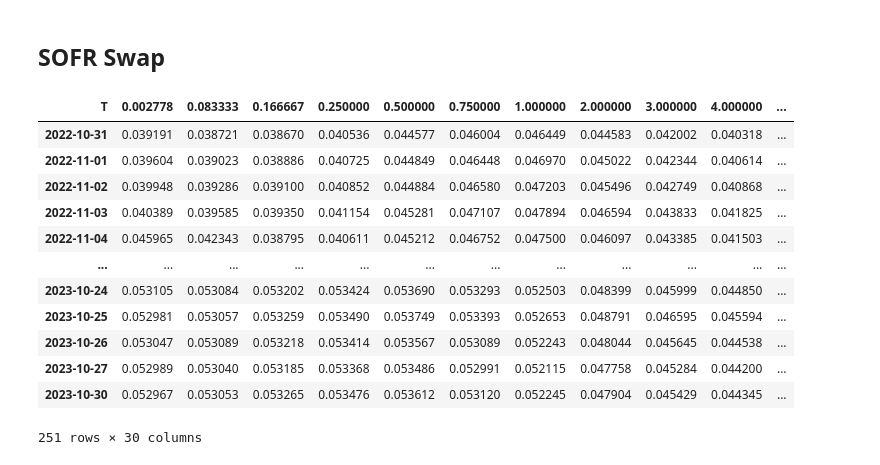
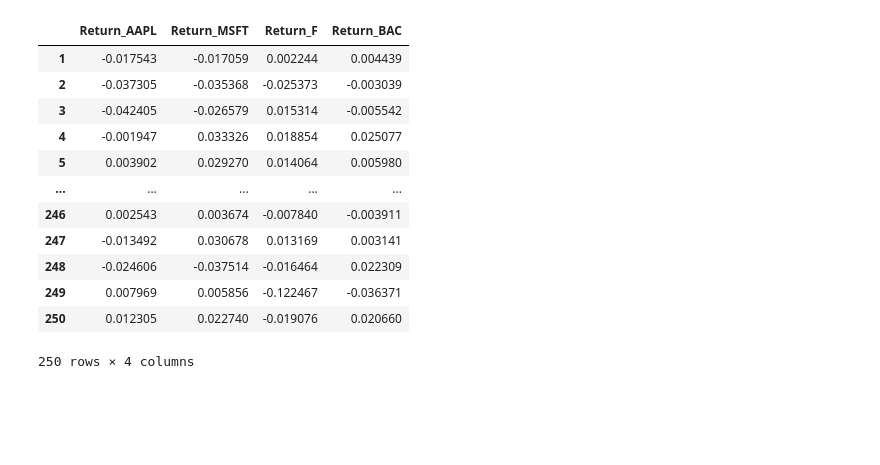
Before and after one commit to njh18/qf634-quant-research-methods, a Jupyter notebook: qf609-risk-analysis/var_historical_v1.ipynb, the cells around one changed output. Saved outputs shown, nothing was run; the diff lists cells and outputs as text; code cells hidden in the pictures; blank space fills up the shorter version.

```diff
--- a/qf609-risk-analysis/var_historical_v1.ipynb
+++ b/qf609-risk-analysis/var_historical_v1.ipynb
@@ -21,24 +7,0 @@ print(stocks_hist_data.head())
-# %% [markdown]
-## SOFR Swap
-# %%
-sofr_curve_data = pd.read_csv('data/sofr_curve.csv')
-sofr_curve_tenors = sofr_curve_data[['T','Tenor']]
-sofr_curve = sofr_curve_data.drop(['T','Tenor','Unnamed: 253'], axis=1).T
-sofr_curve.columns = sofr_curve_tenors['T']
-sofr_curve.index = pd.to_datetime(sofr_curve.index).date
-sofr_curve = sofr_curve.sort_index()
-sofr_curve
-# %% [output]
-| T | 0.002778 | 0.083333 | 0.166667 | 0.250000 | 0.500000 | 0.750000 | 1.000000 | 2.000000 | 3.000000 | 4.000000 | ... |
-| 2022-10-31 | 0.039191 | 0.038721 | 0.038670 | 0.040536 | 0.044577 | 0.046004 | 0.046449 | 0.044583 | 0.042002 | 0.040318 | ... |
-| 2022-11-01 | 0.039604 | 0.039023 | 0.038886 | 0.040725 | 0.044849 | 0.046448 | 0.046970 | 0.045022 | 0.042344 | 0.040614 | ... |
-| 2022-11-02 | 0.039948 | 0.039286 | 0.039100 | 0.040852 | 0.044884 | 0.046580 | 0.047203 | 0.045496 | 0.042749 | 0.040868 | ... |
-| 2022-11-03 | 0.040389 | 0.039585 | 0.039350 | 0.041154 | 0.045281 | 0.047107 | 0.047894 | 0.046594 | 0.043833 | 0.041825 | ... |
-| 2022-11-04 | 0.045965 | 0.042343 | 0.038795 | 0.040611 | 0.045212 | 0.046752 | 0.047500 | 0.046097 | 0.043385 | 0.041503 | ... |
-| ... | ... | ... | ... | ... | ... | ... | ... | ... | ... | ... | ... |
-| 2023-10-24 | 0.053105 | 0.053084 | 0.053202 | 0.053424 | 0.053690 | 0.053293 | 0.052503 | 0.048399 | 0.045999 | 0.044850 | ... |
-| 2023-10-25 | 0.052981 | 0.053057 | 0.053259 | 0.053490 | 0.053749 | 0.053393 | 0.052653 | 0.048791 | 0.046595 | 0.045594 | ... |
-| 2023-10-26 | 0.053047 | 0.053089 | 0.053218 | 0.053414 | 0.053567 | 0.053089 | 0.052243 | 0.048044 | 0.045645 | 0.044538 | ... |
-| 2023-10-27 | 0.052989 | 0.053040 | 0.053185 | 0.053368 | 0.053486 | 0.052991 | 0.052115 | 0.047758 | 0.045284 | 0.044200 | ... |
-| 2023-10-30 | 0.052967 | 0.053053 | 0.053265 | 0.053476 | 0.053612 | 0.053120 | 0.052245 | 0.047904 | 0.045429 | 0.044345 | ... |
-251 rows × 30 columns
@@ -44,0 +35,51 @@ sofr_curve
+# %%
+def get_stocks_data(file_path):
+    """
+    read stock data from excel file
+
+    Args:
+    file_path(str): path to the excel file
+
+    Returns:
+    pd.DataFrame: preprocessed stock data
+    """
+    sheet_names = ["AAPL", "MSFT", "F", "BAC"]
+    df_stocks = {}
+    # read stock data in sheet names lst
+    for sheet_name in sheet_names:
+        df_stocks[sheet_name] = pd.read_excel(file_path, sheet_name=sheet_name, engine = 'openpyxl', parse_dates=False)
+        # rename columns in sheet to avoid dupes
+        df_stocks[sheet_name].rename(columns = {"Adj Close": f"Adj Close_{sheet_name}"}, inplace = True)
+    # merge stock data into dataframe based on date
+    df_stocks_merged = pd.merge(df_stocks["AAPL"], df_stocks["MSFT"], on="Date", how="inner")
+    df_stocks_merged = pd.merge(df_stocks_merged, df_stocks["F"], on="Date", how="inner")
+    df_stocks_merged = pd.merge(df_stocks_merged, df_stocks["BAC"], on="Date", how="inner")
+
+    df_stocks_merged['Date'] = pd.to_datetime(df_stocks_merged['Date'])
+
+    # calculate relative return for each stock
+    for col in df_stocks_merged.columns:
+        if "Adj Close" in col:  # Apply only to price columns
+            df_stocks_merged[f"Return_{col.split('_')[-1]}"] = df_stocks_merged[col].pct_change()
+
+    df_stocks_merged = df_stocks_merged.iloc[:,5:] # filter returns only
+    df_stocks_merged = df_stocks_merged.iloc[1:] # remove the first row since it is NaN
+
+    return df_stocks_merged
+# %%
+df_stocks_merged = get_stocks_data(file_path)
+df_stocks_merged
+# %% [output]
+|  | Return_AAPL | Return_MSFT | Return_F | Return_BAC |
+| 1 | -0.017543 | -0.017059 | 0.002244 | 0.004439 |
+| 2 | -0.037305 | -0.035368 | -0.025373 | -0.003039 |
+| 3 | -0.042405 | -0.026579 | 0.015314 | -0.005542 |
+| 4 | -0.001947 | 0.033326 | 0.018854 | 0.025077 |
+| 5 | 0.003902 | 0.029270 | 0.014064 | 0.005980 |
+| ... | ... | ... | ... | ... |
+| 246 | 0.002543 | 0.003674 | -0.007840 | -0.003911 |
+| 247 | -0.013492 | 0.030678 | 0.013169 | 0.003141 |
+| 248 | -0.024606 | -0.037514 | -0.016464 | 0.022309 |
+| 249 | 0.007969 | 0.005856 | -0.122467 | -0.036371 |
+| 250 | 0.012305 | 0.022740 | -0.019076 | 0.020660 |
+250 rows × 4 columns
```
Also changed, not shown: parts of 17 cells of this notebook, 1 other file.
